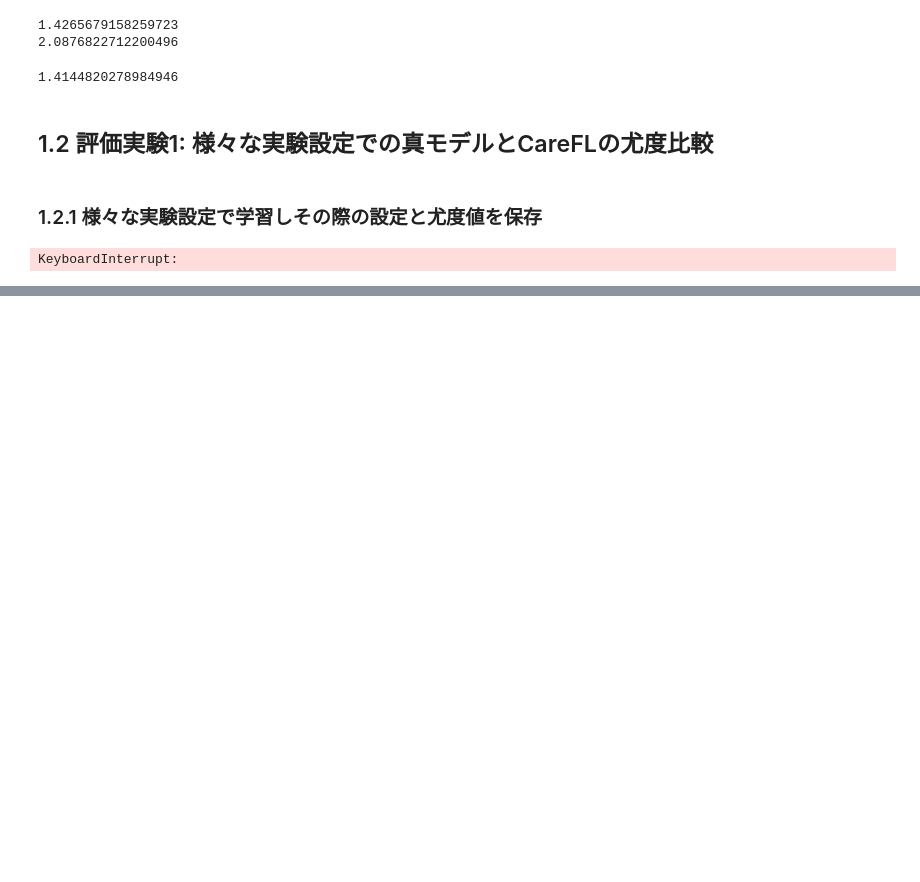
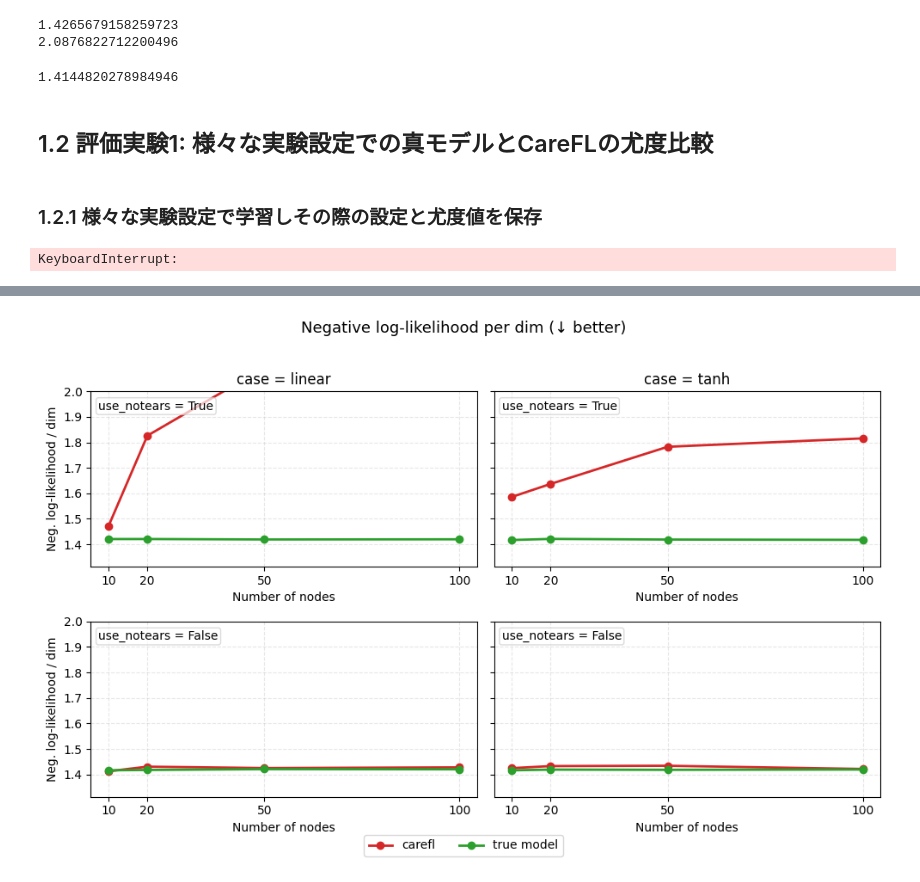
Before and after one commit to hashikun917/Diffusion, a Jupyter notebook: notebooks/250822CAREFLの性能評価：単純な生成・介入・反事実.ipynb, the cells around one changed output, grey strips where cells are left out. Cells and saved outputs as stored; diff of their text form; code cells hidden in the pictures; blank space fills up the shorter version.

```diff
--- a/notebooks/250822CAREFLの性能評価：単純な生成・介入・反事実.ipynb
+++ b/notebooks/250822CAREFLの性能評価：単純な生成・介入・反事実.ipynb
@@ -321,0 +459,12 @@ KeyboardInterrupt:
+# %%
+fig, axes = plot_likelihood_grid(
+    csv_path="results//carefl_evaluate/carefl_eval_n4096_gamma3.0_s02.0_20250910-222617.csv",
+    savepath=None,
+    nodes_list=(10,20,50,100),
+    case_order=("linear","tanh"),
+    use_notears_order=(True, False),
+    model_order=("carefl","true model"),
+)
+plt.show()
+# %% [output]
+[figure, added]
```
Also changed, not shown: parts of 7 cells of this notebook, 6 other files.
